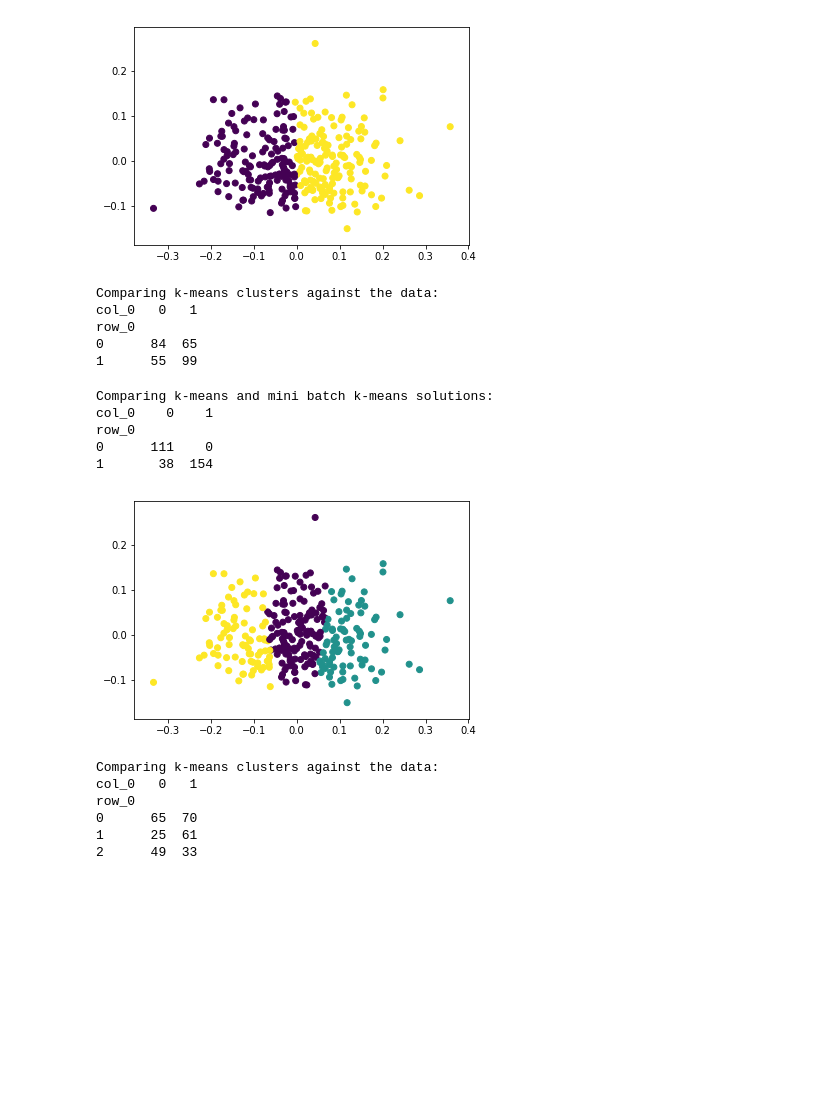
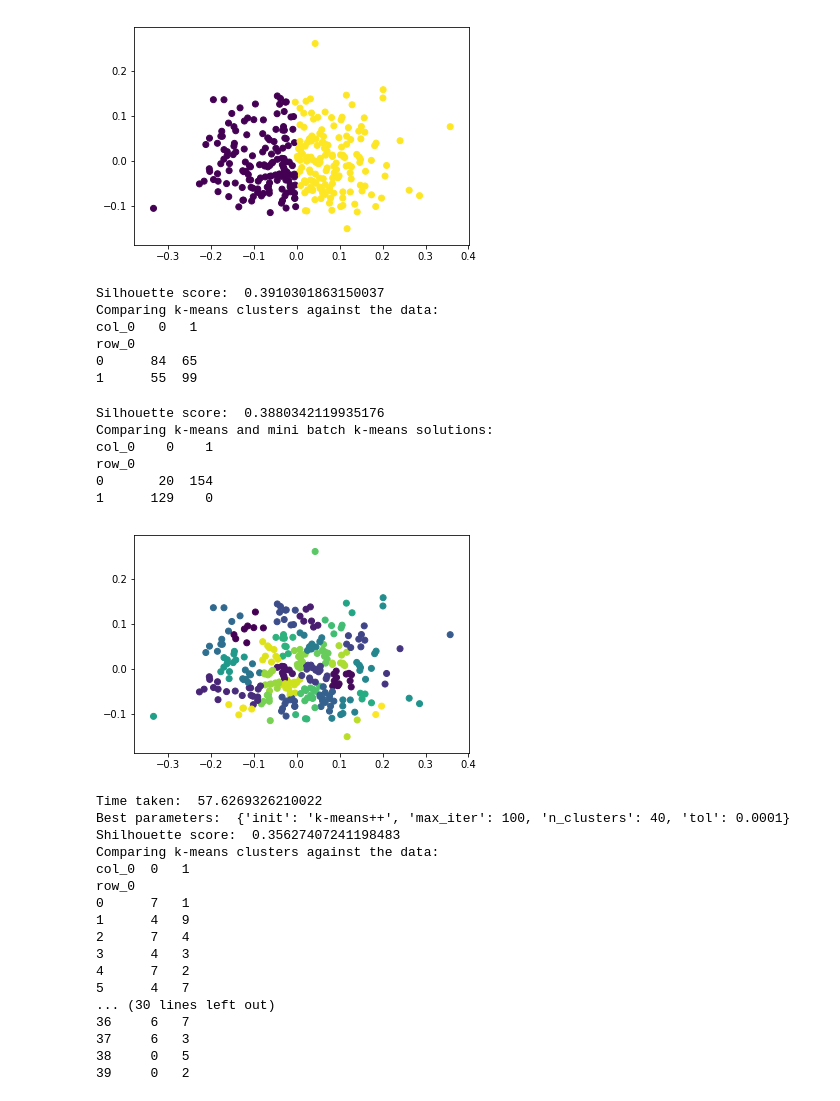
Before and after one commit to vivekpadia70/Thinkful, a Jupyter notebook: More Clusters? 4.2.2.ipynb, the cells around one changed output. Saved outputs shown, nothing was run; the diff lists cells and outputs as text; code cells hidden in the pictures; blank space fills up the shorter version.

```diff
--- a/More Clusters? 4.2.2.ipynb
+++ b/More Clusters? 4.2.2.ipynb
@@ -36,10 +39,12 @@ plt.scatter(X_pca[:, 0], X_pca[:, 1], c=y_pred)
 plt.show()
 
 # Check the solution against the data.
+print("Silhouette score: ", silhouette_score(X_pca, y_pred))
 print('Comparing k-means clusters against the data:')
 print(pd.crosstab(y_pred, y))
 # %% [output]
 [figure]
+Silhouette score:  0.3910301863150037
 Comparing k-means clusters against the data:
 col_0   0   1
 row_0
@@ -57,36 +62,67 @@ minibatchkmeans.fit(X_pca)
 predict_mini = minibatchkmeans.predict(X_pca)
 
 # Check the MiniBatch model against our earlier one.
+print("Silhouette score: ", silhouette_score(X_pca, predict_mini))
 print('Comparing k-means and mini batch k-means solutions:')
 print(pd.crosstab(predict_mini, y_pred))
 # %% [output]
+Silhouette score:  0.3880342119935176
 Comparing k-means and mini batch k-means solutions:
 col_0    0    1
 row_0
-0      111    0
-1       38  154
+0       20  154
+1      129    0
 # %%
 # Normalize the data.
 X_norm = normalize(X)
 
 # Reduce it to two components.
 X_pca = PCA(2).fit_transform(X_norm)
 
+start = time.time()
+
+kmeans = KMeans()
+
+hyperparams = {
+    'n_clusters': [2, 3, 4, 10, 20, 40],
+    'init':['k-means++', 'random'],
+    'max_iter':[100,200,300,400,500],
+    'tol':[1e-6, 1e-4, 1e-2]
+}
+
+CV_kmeans = GridSearchCV(estimator=kmeans, param_grid=hyperparams, cv=5).fit(X_pca)
+
 # Calculate predicted values.
-y_pred = KMeans(n_clusters=3, random_state=42).fit_predict(X_pca)
+y_pred = CV_kmeans.predict(X_pca)
+
+end = time.time()
 
 # Plot the solution.
 plt.scatter(X_pca[:, 0], X_pca[:, 1], c=y_pred)
 plt.show()
 
 # Check the solution against the data.
+print("Time taken: ", end-start)
+print("Best parameters: ", CV_kmeans.best_params_)
+print("Shilhouette score: ", silhouette_score(X_pca, y_pred))
 print('Comparing k-means clusters against the data:')
 print(pd.crosstab(y_pred, y))
 # %% [output]
-[figure, old version]
+[figure, new version]
+Time taken:  57.6269326210022
+Best parameters:  {'init': 'k-means++', 'max_iter': 100, 'n_clusters': 40, 'tol': 0.0001}
+Shilhouette score:  0.35627407241198483
 Comparing k-means clusters against the data:
-col_0   0   1
+col_0  0   1
 row_0
-0      65  70
-1      25  61
-2      49  33
+0      7   1
+1      4   9
+2      7   4
+3      4   3
+4      7   2
+5      4   7
+... (30 lines left out)
+36     6   7
+37     6   3
+38     0   5
+39     0   2
```
Also changed, not shown: parts of 5 cells of this notebook, 1 other file.
